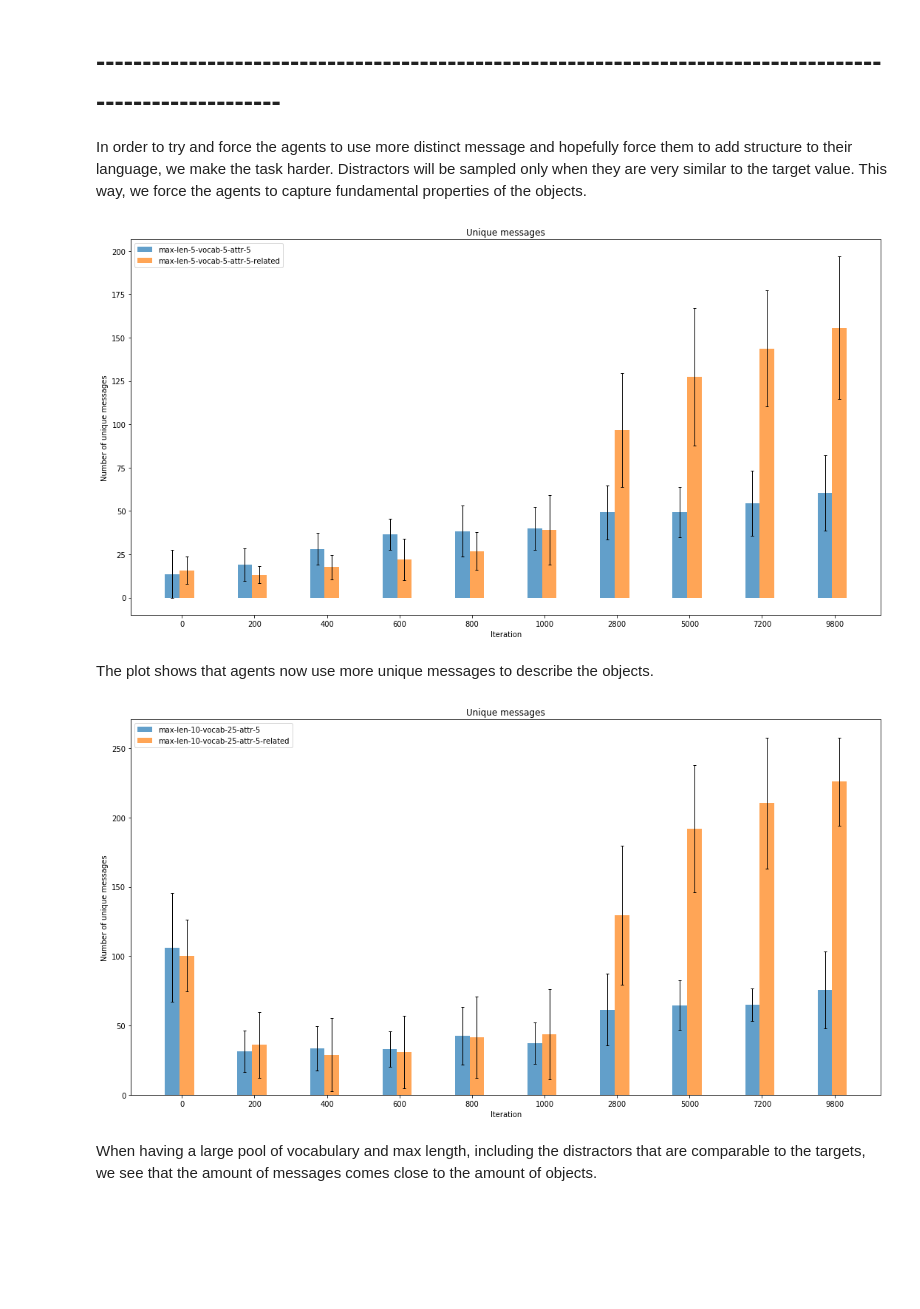
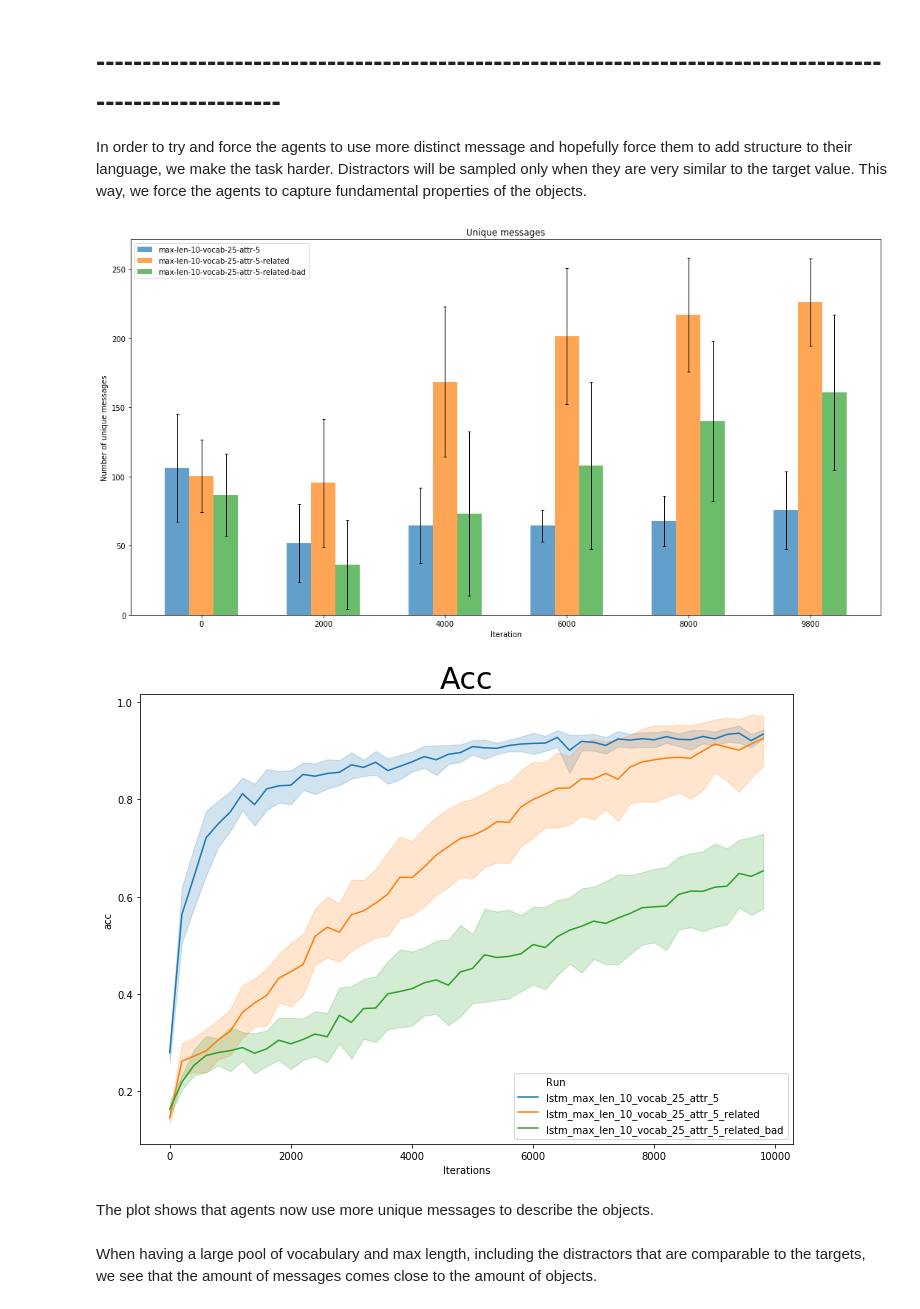
Before and after one commit to OscarLigthart/TopographicSimilarity, a Jupyter notebook: Overview Experiments.ipynb, the cells around one changed output. Drawn from its saved outputs; the diff is of its cells as text; code cells hidden in the pictures; blank space fills up the shorter version.

```diff
--- a/Overview Experiments.ipynb
+++ b/Overview Experiments.ipynb
@@ -334,11 +367,11 @@ In order to force agents to capture fundamental properties, we sample distractor
 # %%
 RSA_BASELINE = pickle.load(open(f'runs/lstm_max_len_10_vocab_25_attr_5/rsa_analysis.pkl', 'rb'))
 
-RSA_HARD = pickle.load(open(f'runs/lstm_max_len_10_vocab_25_attr_5_related/rsa_analysis.pkl', 'rb'))
+RSA_RELATED = pickle.load(open(f'runs/lstm_max_len_10_vocab_25_attr_5_related/rsa_analysis.pkl', 'rb'))
 
 RSA_ANALYSIS = {
                 'Baseline' : RSA_BASELINE,
-                'Hard': RSA_HARD,
+                'Related': RSA_RELATED,
                }
 
 for k in RSA_BASELINE:
@@ -347,8 +380,8 @@ for k in RSA_BASELINE:
 
 paths = [
         'runs/lstm_max_len_10_vocab_25_attr_5',
-        'runs/lstm_max_len_10_vocab_25_attr_5_related'
-]
+        'runs/lstm_max_len_10_vocab_25_attr_5_related',
+        ]
 
-plot_metric(paths, 'acc')
+plot_metric(paths, 'acc', title='Accuracy')
 # %% [output]
@@ -373,4 +429,12 @@ RSA_ANALYSIS = {
 for k in RSA_BASELINE:
     if k == "ham_messages" or k == "lev_messages":
         plot_rsa_metric(RSA_ANALYSIS, metric=k)
+
+
+paths = [
+        'runs/lstm_max_len_10_vocab_25_attr_6',
+        'runs/lstm_max_len_10_vocab_25_attr_6_related'
+]
+
+plot_metric(paths, 'acc')
 # %% [output]
@@ -582,7 +648,8 @@ paths = [
         ]
 
 # add metric file, set checkpoints
-metrics = [0, 200, 400, 600, 800, 1000, 2800, 5000, 7200, 9800]
+#metrics = [0, 200, 400, 600, 800, 1000, 2800, 5000, 7200, 9800]
+metrics = [0, 2000, 4000, 6000, 8000, 9800]
 
 um_list = []
 for path in paths:
@@ -601,41 +668,34 @@ In order to try and force the agents to use more distinct message and hopefully
 # %%
 # load interesting metrics
 paths = [
-         "runs/lstm_max_len_5_vocab_5_attr_5",
-         "runs/lstm_max_len_5_vocab_5_attr_5_related"
+         "runs/lstm_max_len_10_vocab_25_attr_5",
+         "runs/lstm_max_len_10_vocab_25_attr_5_related",
+         "runs/lstm_max_len_10_vocab_25_attr_5_related_bad"
         ]
 
 # add metric file, set checkpoints
-metrics = [0, 200, 400, 600, 800, 1000, 2800, 5000, 7200, 9800]
+#metrics = [0, 200, 400, 600, 800, 1000, 2800, 5000, 7200, 9800]
+metrics = [0, 2000, 4000, 6000, 8000, 9800]
 
 um_list = []
 for path in paths:
     um = unique_messages(path, metrics, show_results=False)
     um_list.append(um)
 
 plot_um(um_list, paths)
+
+paths = [
+        'runs/lstm_max_len_10_vocab_25_attr_5',
+        'runs/lstm_max_len_10_vocab_25_attr_5_related',
+        'runs/lstm_max_len_10_vocab_25_attr_5_related_bad'
+]
+
+plot_metric(paths, 'acc')
 # %% [output]
-[figure, old version]
+[figure, new version]
+[figure, added]
 # %% [markdown]
 The plot shows that agents now use more unique messages to describe the objects.
-# %%
-# load interesting metrics
-paths = [
-         "runs/lstm_max_len_10_vocab_25_attr_5",
-         "runs/lstm_max_len_10_vocab_25_attr_5_related"
-        ]
-
-# add metric file, set checkpoints
-metrics = [0, 200, 400, 600, 800, 1000, 2800, 5000, 7200, 9800]
-
-um_list = []
-for path in paths:
-    um = unique_messages(path, metrics, show_results=False)
-    um_list.append(um)
-
-plot_um(um_list, paths)
-# %% [output]
-[figure, removed]
 # %% [markdown]
 When having a large pool of vocabulary and max length, including the distractors that are comparable to the targets, we see that the amount of messages comes close to the amount of objects.
 # %%
```
Also changed, not shown: parts of 22 cells of this notebook, 8 other files.
